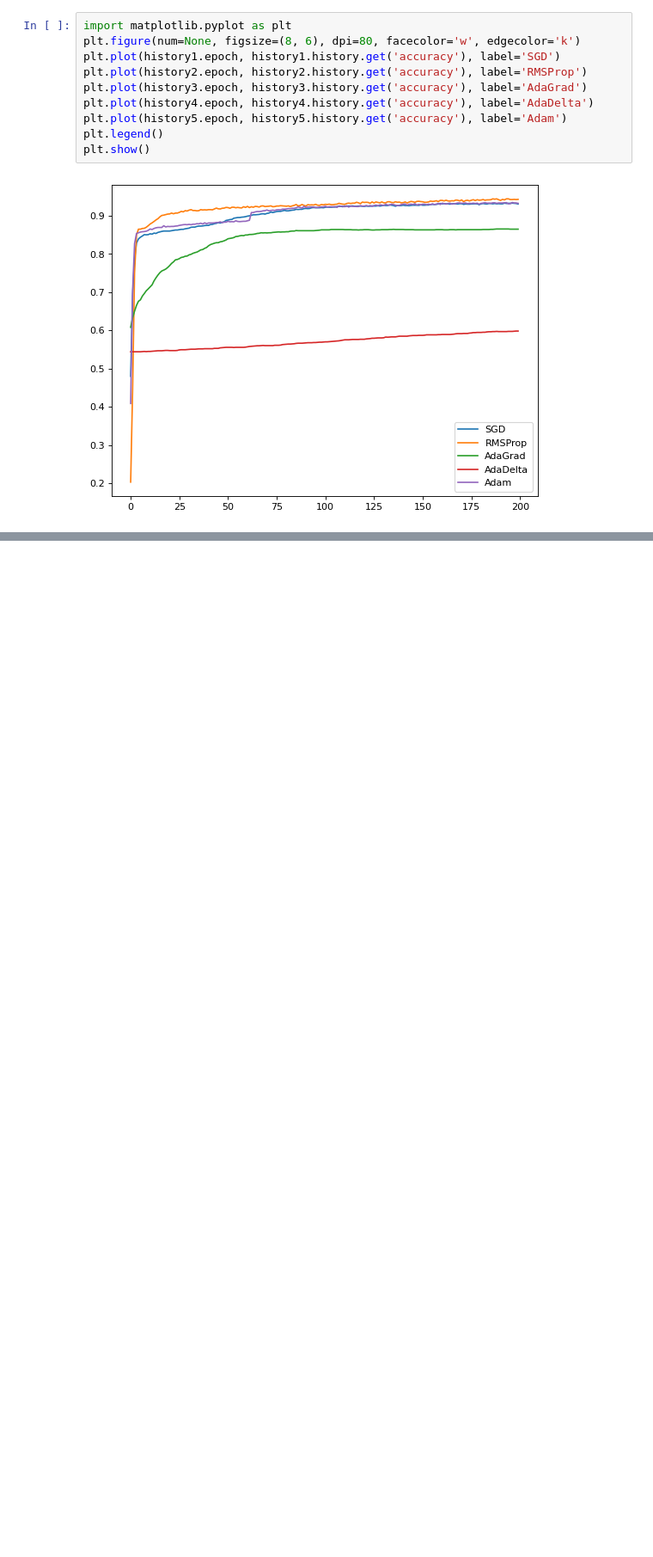
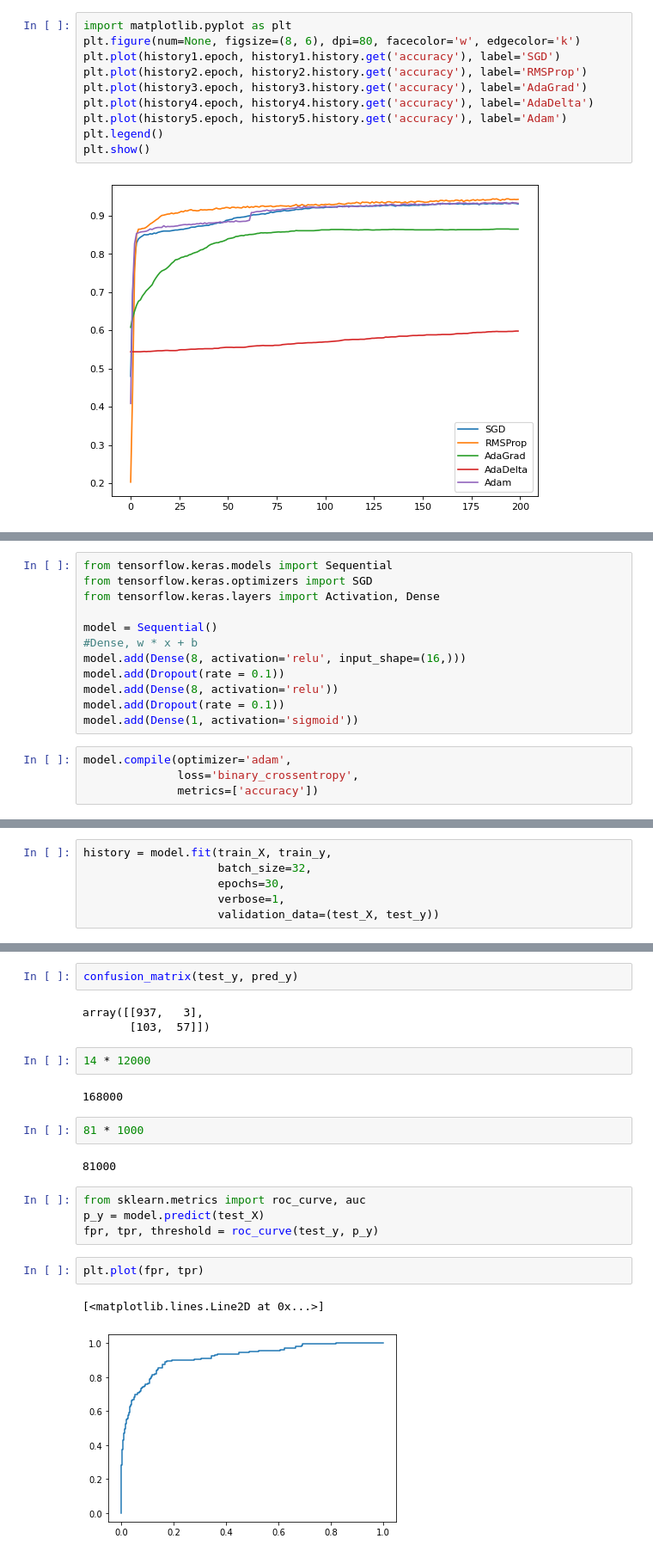
Before and after one commit to ywchiu/fubondl, a Jupyter notebook: Demo20201210.ipynb, the cells around one changed output, grey strips where cells are left out. Shown at 86% size. Saved outputs shown, nothing was run; the diff lists cells and outputs as text; blank space fills up the shorter version.

```diff
--- a/Demo20201210.ipynb
+++ b/Demo20201210.ipynb
@@ -607,0 +775,16 @@ plt.show()
+# %%
+from tensorflow.keras.models import Sequential
+from tensorflow.keras.optimizers import SGD
+from tensorflow.keras.layers import Activation, Dense
+
+model = Sequential()
+#Dense, w * x + b
+model.add(Dense(8, activation='relu', input_shape=(16,)))
+model.add(Dropout(rate = 0.1))
+model.add(Dense(8, activation='relu'))
+model.add(Dropout(rate = 0.1))
+model.add(Dense(1, activation='sigmoid'))
+# %%
+model.compile(optimizer='adam',
+              loss='binary_crossentropy',
+              metrics=['accuracy'])
@@ -607,0 +812,6 @@ plt.show()
+# %%
+history = model.fit(train_X, train_y,
+                    batch_size=32,
+                    epochs=30,
+                    verbose=1,
+                    validation_data=(test_X, test_y))
@@ -607,0 +843,22 @@ plt.show()
+# %%
+confusion_matrix(test_y, pred_y)
+# %% [output]
+array([[937,   3],
+       [103,  57]])
+# %%
+14 * 12000
+# %% [output]
+168000
+# %%
+81 * 1000
+# %% [output]
+81000
+# %%
+from sklearn.metrics import roc_curve, auc
+p_y = model.predict(test_X)
+fpr, tpr, threshold = roc_curve(test_y, p_y)
+# %%
+plt.plot(fpr, tpr)
+# %% [output]
+[<matplotlib.lines.Line2D at 0x...>]
+[figure, added]
```
Also changed, not shown: parts of 36 cells of this notebook.
